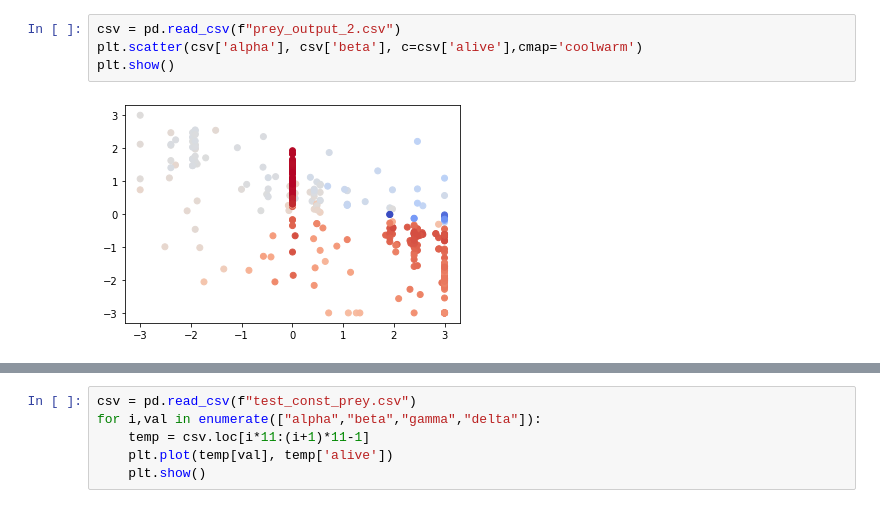
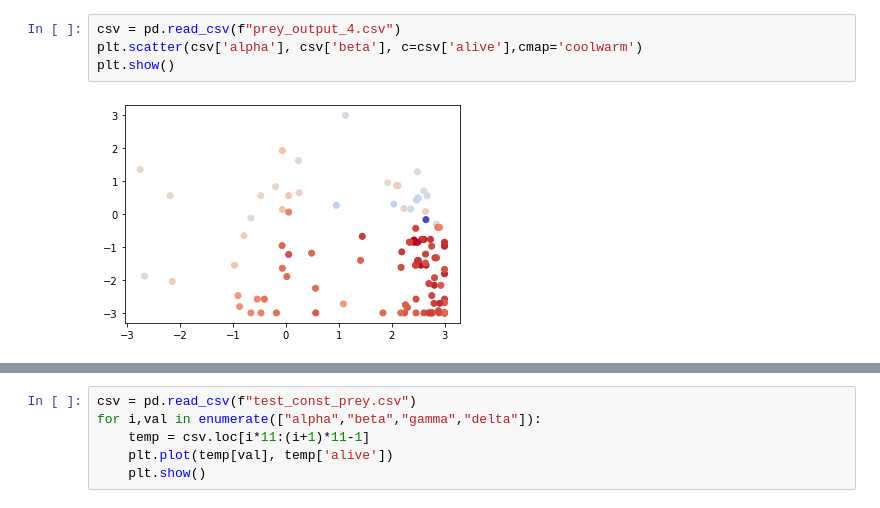
Before and after one commit to ice-cube-1/herring-1, a Jupyter notebook: analysis/various.ipynb, the cells around one changed output, grey strips where cells are left out. Saved outputs shown, nothing was run; the diff lists cells and outputs as text.

```diff
--- a/analysis/various.ipynb
+++ b/analysis/various.ipynb
@@ -19,9 +19,9 @@ for val in ("gamma1","gamma2","k"):
 # %%
-csv = pd.read_csv(f"prey_output_2.csv")
+csv = pd.read_csv(f"prey_output_4.csv")
 plt.scatter(csv['alpha'], csv['beta'], c=csv['alive'],cmap='coolwarm')
 plt.show()
 # %% [output]
-[figure, old version]
+[figure, new version]
 # %%
 for val in ("alpha","beta","gamma","delta"):
     csv = csv.sort_values(by=val)
```
Also changed, not shown: parts of 9 cells of this notebook, 2 other files.
